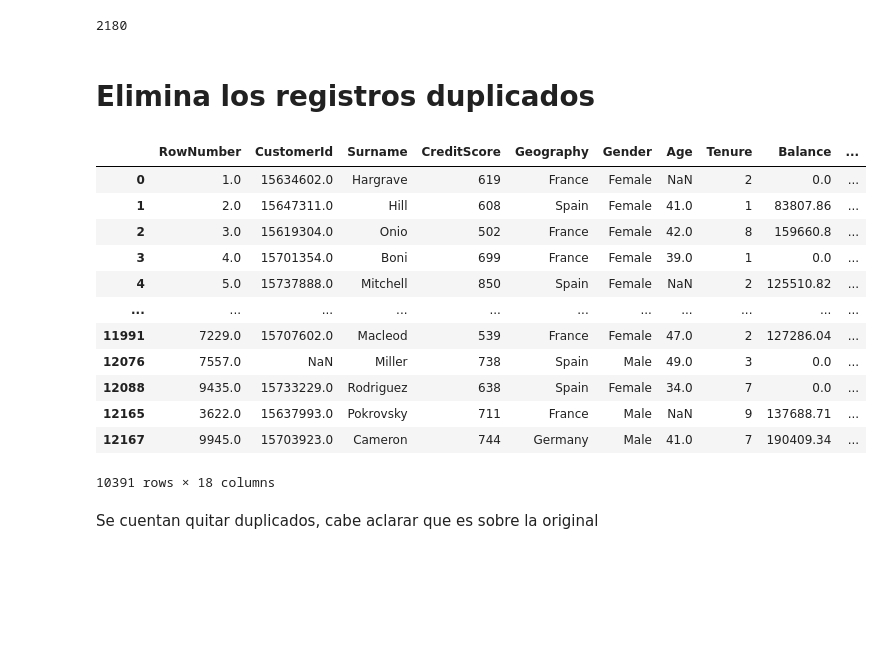
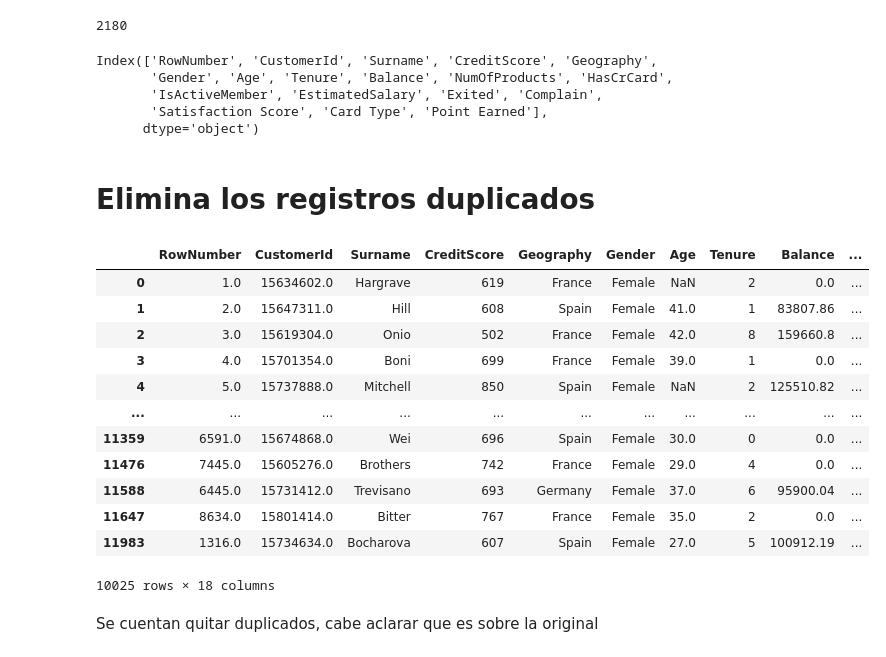
Before and after one commit to jarsmp37/introds, a Jupyter notebook: explor2.ipynb, the cells around one changed output. Saved outputs shown, nothing was run; the diff lists cells and outputs as text; code cells hidden in the pictures; blank space fills up the shorter version.

```diff
--- a/explor2.ipynb
+++ b/explor2.ipynb
@@ -195,25 +254,33 @@ Puedes especificar un subconjunto de columnas para considerar al determinar dupl
 df.duplicated(subset=['CustomerId', 'Surname']).sum()
 # %% [output]
 2180
+# %%
+df.columns
+# %% [output]
+Index(['RowNumber', 'CustomerId', 'Surname', 'CreditScore', 'Geography',
+       'Gender', 'Age', 'Tenure', 'Balance', 'NumOfProducts', 'HasCrCard',
+       'IsActiveMember', 'EstimatedSalary', 'Exited', 'Complain',
+       'Satisfaction Score', 'Card Type', 'Point Earned'],
+      dtype='object')
 # %% [markdown]
 # Elimina los registros duplicados
 # %%
-df_sin_dupl=df.drop_duplicates()
+df_sin_dupl=df.drop_duplicates(subset=['CustomerId', 'Surname'])
 df_sin_dupl
 # %% [output]
 |  | RowNumber | CustomerId | Surname | CreditScore | Geography | Gender | Age | Tenure | Balance | ... |
 | 0 | 1.0 | 15634602.0 | Hargrave | 619 | France | Female | NaN | 2 | 0.0 | ... |
 | 1 | 2.0 | 15647311.0 | Hill | 608 | Spain | Female | 41.0 | 1 | 83807.86 | ... |
 | 2 | 3.0 | 15619304.0 | Onio | 502 | France | Female | 42.0 | 8 | 159660.8 | ... |
 | 3 | 4.0 | 15701354.0 | Boni | 699 | France | Female | 39.0 | 1 | 0.0 | ... |
 | 4 | 5.0 | 15737888.0 | Mitchell | 850 | Spain | Female | NaN | 2 | 125510.82 | ... |
 | ... | ... | ... | ... | ... | ... | ... | ... | ... | ... | ... |
-| 11991 | 7229.0 | 15707602.0 | Macleod | 539 | France | Female | 47.0 | 2 | 127286.04 | ... |
-| 12076 | 7557.0 | NaN | Miller | 738 | Spain | Male | 49.0 | 3 | 0.0 | ... |
-| 12088 | 9435.0 | 15733229.0 | Rodriguez | 638 | Spain | Female | 34.0 | 7 | 0.0 | ... |
-| 12165 | 3622.0 | 15637993.0 | Pokrovsky | 711 | France | Male | NaN | 9 | 137688.71 | ... |
-| 12167 | 9945.0 | 15703923.0 | Cameron | 744 | Germany | Male | 41.0 | 7 | 190409.34 | ... |
+| 11359 | 6591.0 | 15674868.0 | Wei | 696 | Spain | Female | 30.0 | 0 | 0.0 | ... |
+| 11476 | 7445.0 | 15605276.0 | Brothers | 742 | France | Female | 29.0 | 4 | 0.0 | ... |
+| 11588 | 6445.0 | 15731412.0 | Trevisano | 693 | Germany | Female | 37.0 | 6 | 95900.04 | ... |
+| 11647 | 8634.0 | 15801414.0 | Bitter | 767 | France | Female | 35.0 | 2 | 0.0 | ... |
+| 11983 | 1316.0 | 15734634.0 | Bocharova | 607 | Spain | Female | 27.0 | 5 | 100912.19 | ... |
-10391 rows × 18 columns
+10025 rows × 18 columns
 # %% [markdown]
 Se cuentan quitar duplicados, cabe aclarar que es sobre la original
 # %%
```
Also changed, not shown: parts of 21 cells of this notebook, 1 other file.
